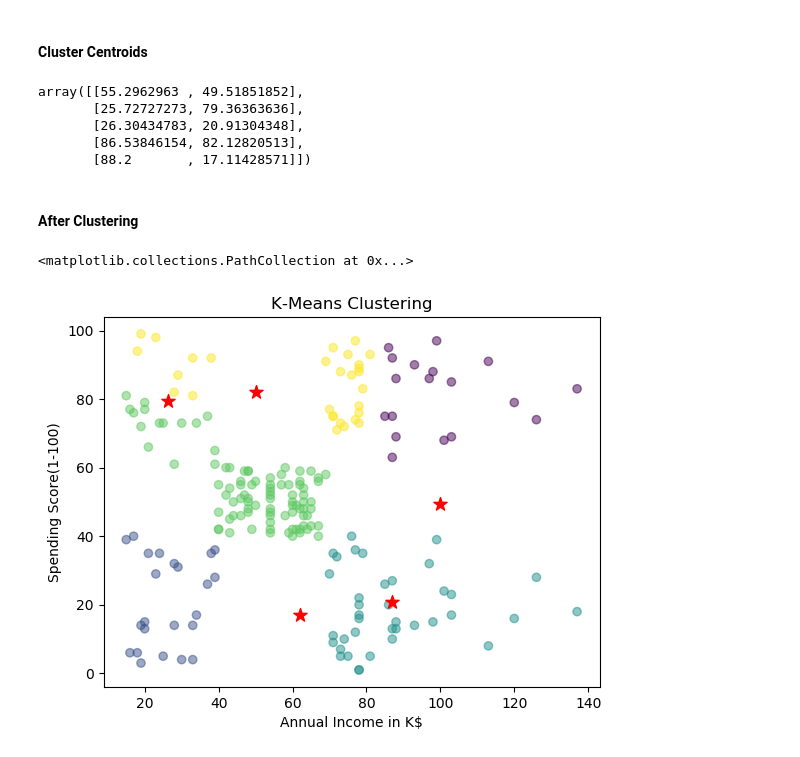
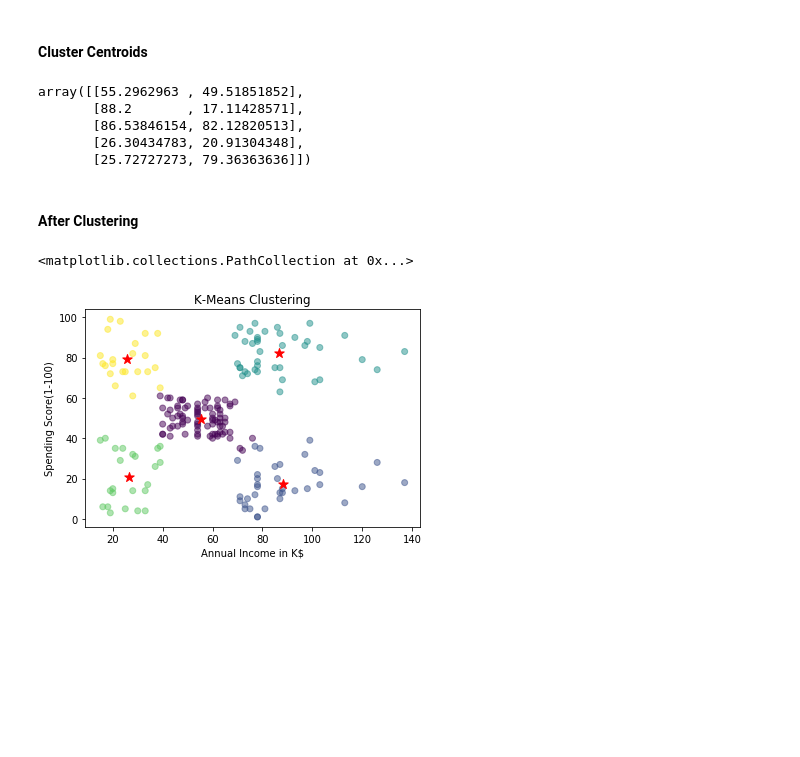
Before and after one commit to narayana8799/KMeans-Clustering-from-scratch, a Jupyter notebook: KMeans.ipynb, the cells around one changed output. Cells and saved outputs as stored; diff of their text form; code cells hidden in the pictures; blank space fills up the shorter version.

```diff
--- a/KMeans.ipynb
+++ b/KMeans.ipynb
@@ -66,7 +68,7 @@ class KMeans:
 # %% [markdown]
 #### Preparing Model
 # %%
-km = KMeans(clusters=5, maxiters=900)
+km = KMeans(clusters=5, maxiters=500)
 # %%
 km.fit(x)
 # %% [markdown]
@@ -75,23 +77,23 @@ km.fit(x)
 km.cluster_centroids
 # %% [output]
 array([[55.2962963 , 49.51851852],
-       [25.72727273, 79.36363636],
+       [88.2       , 17.11428571],
+       [86.53846154, 82.12820513],
        [26.30434783, 20.91304348],
-       [86.53846154, 82.12820513],
-       [88.2       , 17.11428571]])
+       [25.72727273, 79.36363636]])
 # %% [markdown]
 #### After Clustering
 # %%
 a = np.mean(x, axis=0)
 plt.xlabel('Annual Income in K$')
 plt.ylabel('Spending Score(1-100)')
 plt.title('K-Means Clustering')
-plt.scatter(x[:, 0], x[:, 1], c=knn.asdclstrs, alpha=0.5)
-plt.scatter(knn.cluster_centroids[0, 0], km.cluster_centroids[0, 1], c='r', marker='*', s=100)
-plt.scatter(knn.cluster_centroids[1, 0], km.cluster_centroids[1, 1], c='r', marker='*', s=100)
-plt.scatter(knn.cluster_centroids[2, 0], km.cluster_centroids[2, 1], c='r', marker='*', s=100)
-plt.scatter(knn.cluster_centroids[3, 0], km.cluster_centroids[3, 1], c='r', marker='*', s=100)
-plt.scatter(knn.cluster_centroids[4, 0], km.cluster_centroids[4, 1], c='r', marker='*', s=100)
+plt.scatter(x[:, 0], x[:, 1], c=km.asdclstrs, alpha=0.5)
+plt.scatter(km.cluster_centroids[0, 0], km.cluster_centroids[0, 1], c='r', marker='*', s=100)
+plt.scatter(km.cluster_centroids[1, 0], km.cluster_centroids[1, 1], c='r', marker='*', s=100)
+plt.scatter(km.cluster_centroids[2, 0], km.cluster_centroids[2, 1], c='r', marker='*', s=100)
+plt.scatter(km.cluster_centroids[3, 0], km.cluster_centroids[3, 1], c='r', marker='*', s=100)
+plt.scatter(km.cluster_centroids[4, 0], km.cluster_centroids[4, 1], c='r', marker='*', s=100)
 # %% [output]
 <matplotlib.collections.PathCollection at 0x...>
-[figure, old version]
+[figure, new version]
```
Also changed, not shown: parts of 2 cells of this notebook.
